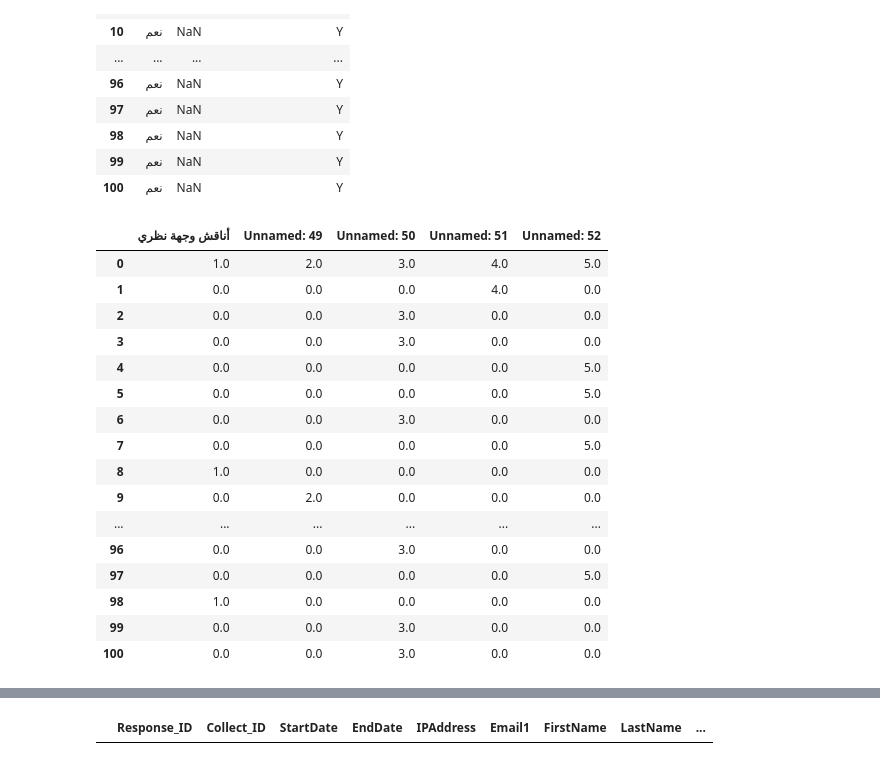
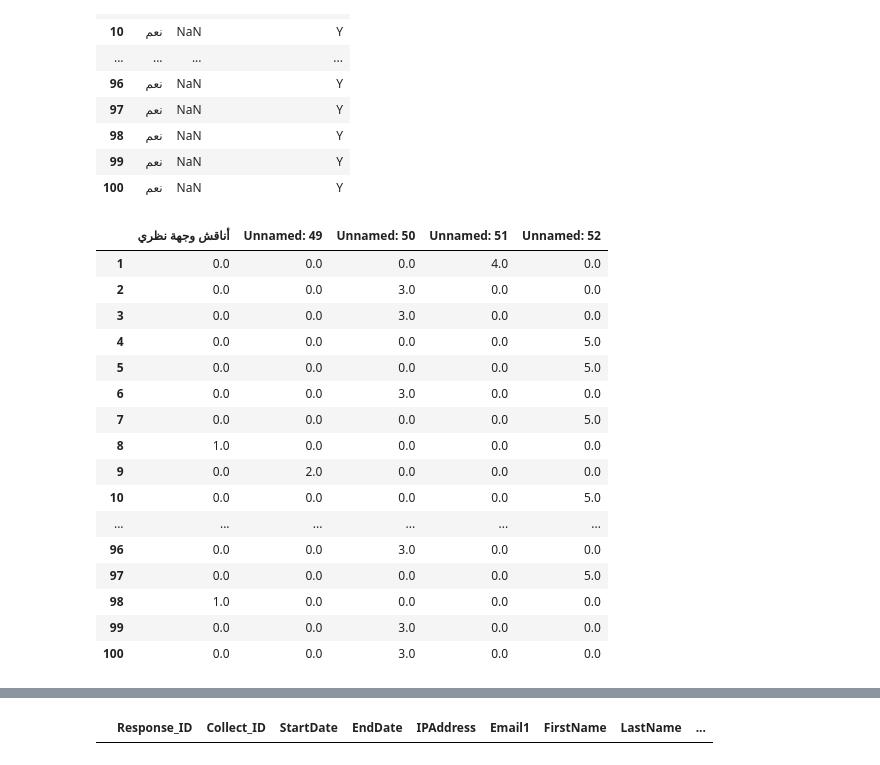
Before and after one commit to taimoor722/UPWORK_JOBS, a Jupyter notebook: DatatobeclearnArabicjob.ipynb, the cells around one changed output, grey strips where cells are left out. Cells and saved outputs as stored; diff of their text form; code cells hidden in the pictures.

```diff
--- a/DatatobeclearnArabicjob.ipynb
+++ b/DatatobeclearnArabicjob.ipynb
@@ -296,12 +296,11 @@ Would_You_In_Future
 | 99 | نعم | NaN | Y |
 | 100 | نعم | NaN | Y |
 # %%
-Q1=raw.iloc[:,48:53]
+Q1=raw.iloc[1:,48:53]
 Q1.replace(np.nan,0,inplace=True)
 Q1
 # %% [output]
 |  | أناقش وجهة نظري | Unnamed: 49 | Unnamed: 50 | Unnamed: 51 | Unnamed: 52 |
-| 0 | 1.0 | 2.0 | 3.0 | 4.0 | 5.0 |
 | 1 | 0.0 | 0.0 | 0.0 | 4.0 | 0.0 |
 | 2 | 0.0 | 0.0 | 3.0 | 0.0 | 0.0 |
 | 3 | 0.0 | 0.0 | 3.0 | 0.0 | 0.0 |
@@ -311,6 +310,7 @@ Q1
 | 7 | 0.0 | 0.0 | 0.0 | 0.0 | 5.0 |
 | 8 | 1.0 | 0.0 | 0.0 | 0.0 | 0.0 |
 | 9 | 0.0 | 2.0 | 0.0 | 0.0 | 0.0 |
+| 10 | 0.0 | 0.0 | 0.0 | 0.0 | 5.0 |
 | ... | ... | ... | ... | ... | ... |
 | 96 | 0.0 | 0.0 | 3.0 | 0.0 | 0.0 |
 | 97 | 0.0 | 0.0 | 0.0 | 0.0 | 5.0 |
```
Also changed, not shown: parts of 4 cells of this notebook.
